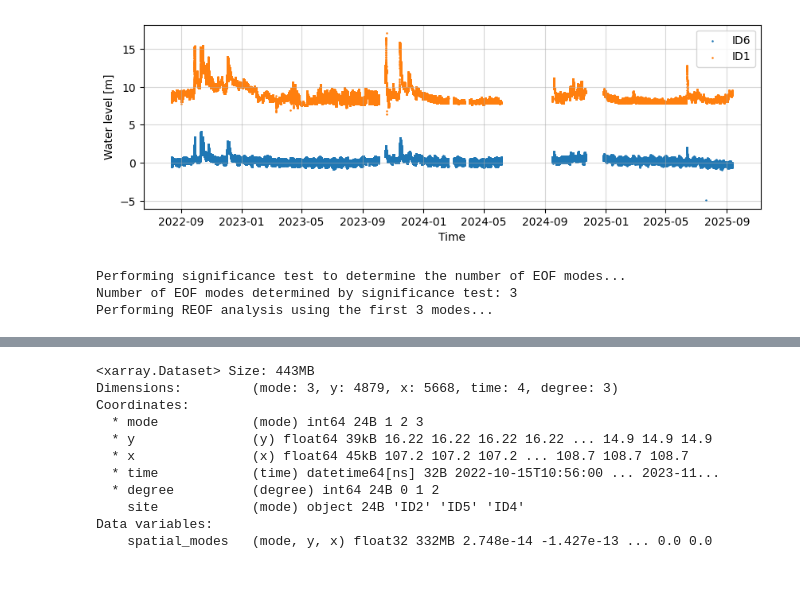
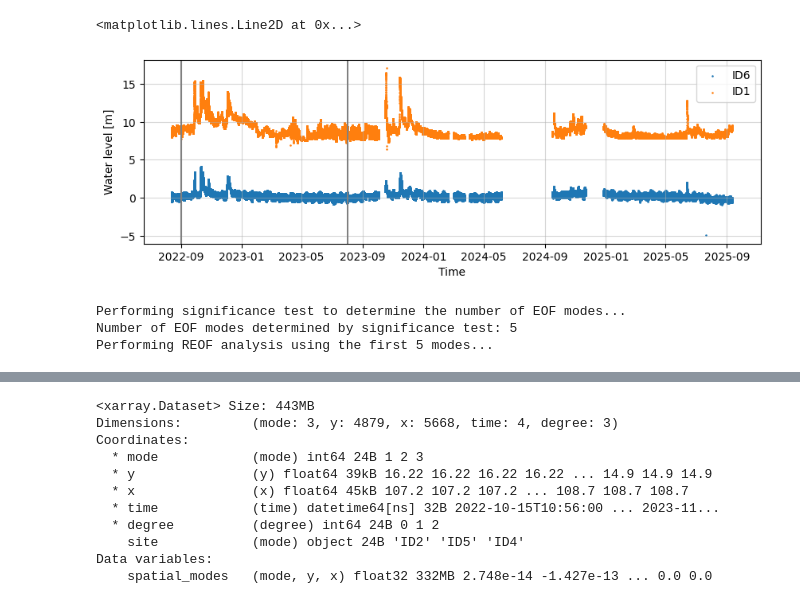
Before and after one commit to Deltares-research/EO-Flood-Ops, a Jupyter notebook: notebooks/test.ipynb, the cells around one changed output, grey strips where cells are left out. Drawn from its saved outputs; the diff is of its cells as text; code cells hidden in the pictures.

```diff
--- a/notebooks/test.ipynb
+++ b/notebooks/test.ipynb
@@ -68,30 +99,39 @@ da_water = xr.DataArray(
     dims=("time", "site"),
     name="water_level",
 )
+
+# keep only ID 1,2, 6, 7
+da_water = da_water.sel(site=["ID1", "ID2", "ID6", "ID7"])
 # %%
 fig, ax = plt.subplots(figsize=(10, 3))
 
 # Plot water level for site ID6 as points
 ax.scatter(da_water.sel(site="ID6").time, da_water.sel(site="ID6").values, label="ID6", s=0.7)
 ax.scatter(da_water.sel(site="ID6").time, da_water.sel(site="ID1").values, label="ID1", s=0.7)
 
 ax.set_xlabel("Time")
 ax.set_ylabel("Water level [m]")
 ax.legend()
 ax.grid(True, alpha=0.5)
+
+# put vertical line in the gfm data download period
+ax.axvline(datetime(2022, 9, 1), color="gray", label="GFM Download Start")
+ax.axvline(datetime(2023, 8, 1), color="gray", label="GFM Download End")
 # %% [output]
+<matplotlib.lines.Line2D at 0x...>
-[figure, old version]
+[figure, new version]
 # %%
 eof_ds = reof(
-    da=ds["floodmap"],
+    da=ds["ensemble_water_extent"],
+    # n_modes=3,
     significance_test=True,
     y_dim= "y",
     x_dim= "x",
 )
 # %% [output]
 Performing significance test to determine the number of EOF modes...
-Number of EOF modes determined by significance test: 3
-Performing REOF analysis using the first 3 modes...
+Number of EOF modes determined by significance test: 5
+Performing REOF analysis using the first 5 modes...
 # %%
 hydro_modes = find_hydro_mode(
     ds_eof=eof_ds,
```
Also changed, not shown: parts of 9 cells of this notebook, 3 other files.
